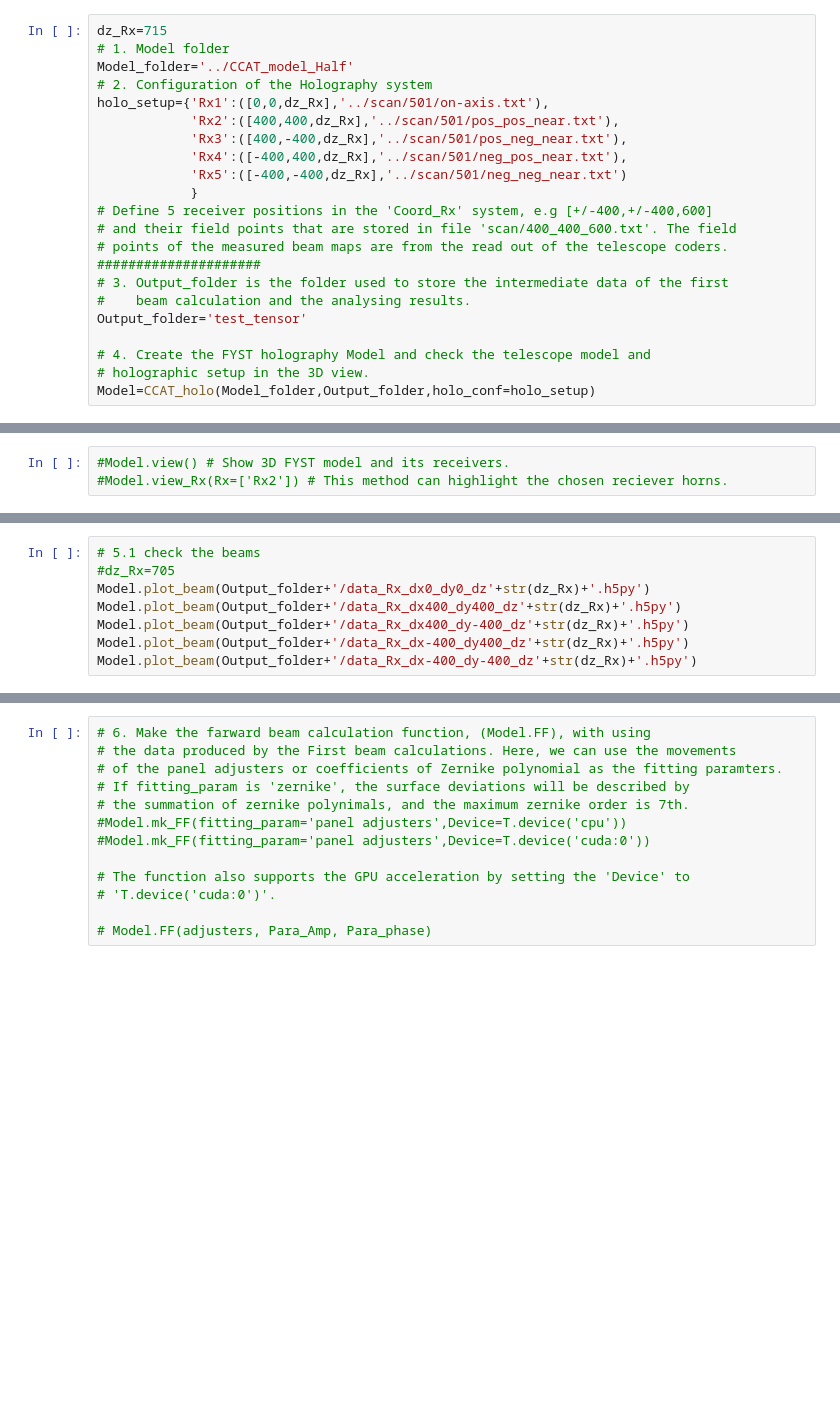
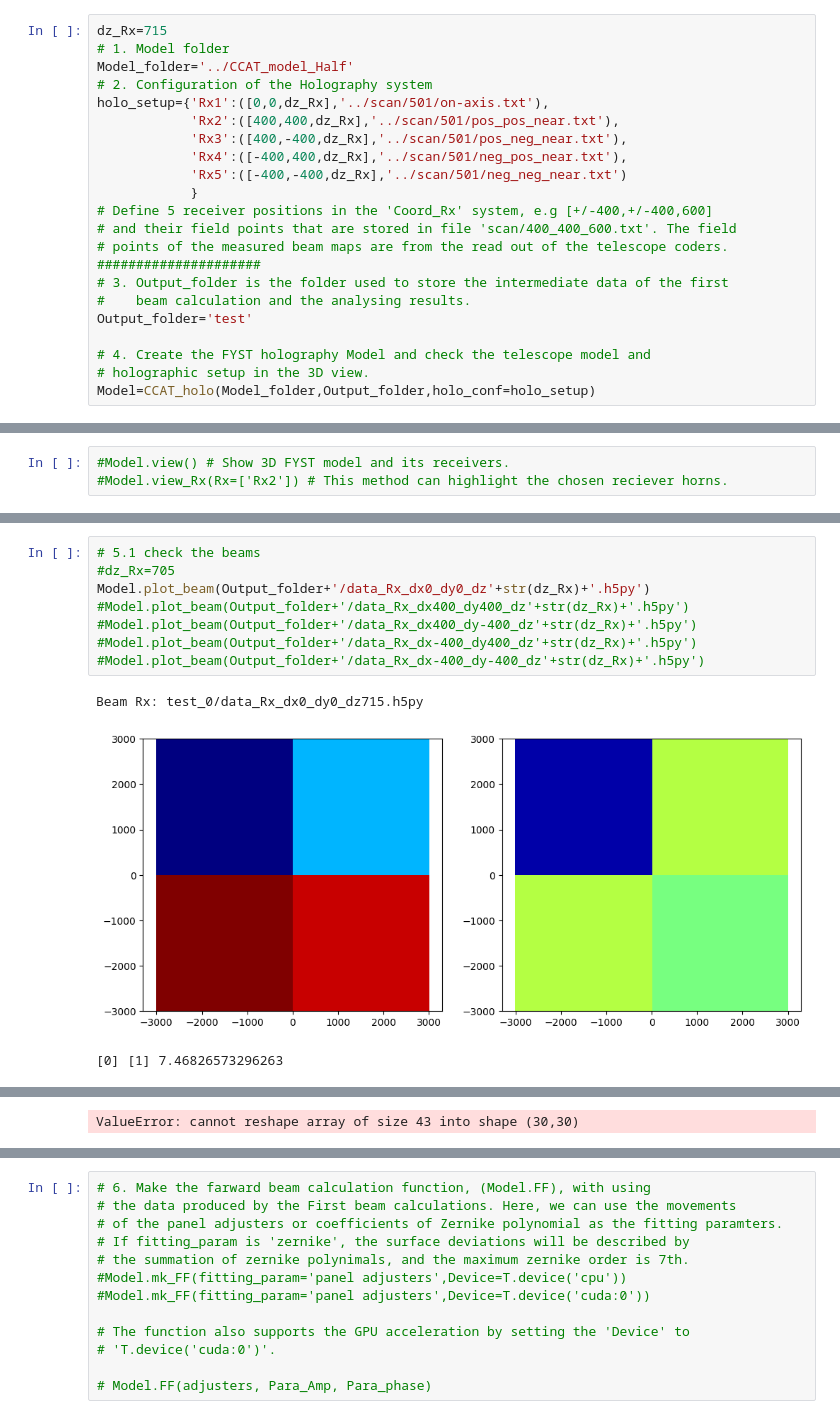
Before and after one commit to XiaodongRencologne/CCAT_holo_V1, a Jupyter notebook: examples_half/1_initialization_FYST_holo_test.ipynb, the cells around one changed output, grey strips where cells are left out. Cells and saved outputs as stored; diff of their text form; blank space fills up the shorter version.

```diff
--- a/examples_half/1_initialization_FYST_holo_test.ipynb
+++ b/examples_half/1_initialization_FYST_holo_test.ipynb
@@ -23,7 +23,7 @@ holo_setup={'Rx1':([0,0,dz_Rx],'../scan/501/on-axis.txt'),
 #####################
 # 3. Output_folder is the folder used to store the intermediate data of the first
 #    beam calculation and the analysing results.
-Output_folder='test_tensor'
+Output_folder='test'
 
 # 4. Create the FYST holography Model and check the telescope model and
 # holographic setup in the 3D view.
@@ -42,8 +46,12 @@ Model.First_Beam_cal(S2_init=np.zeros((5,39)),S1_init=np.zeros((5,34+9)),Matrix=
 # %%
 # 5.1 check the beams
 #dz_Rx=705
 Model.plot_beam(Output_folder+'/data_Rx_dx0_dy0_dz'+str(dz_Rx)+'.h5py')
-Model.plot_beam(Output_folder+'/data_Rx_dx400_dy400_dz'+str(dz_Rx)+'.h5py')
-Model.plot_beam(Output_folder+'/data_Rx_dx400_dy-400_dz'+str(dz_Rx)+'.h5py')
-Model.plot_beam(Output_folder+'/data_Rx_dx-400_dy400_dz'+str(dz_Rx)+'.h5py')
-Model.plot_beam(Output_folder+'/data_Rx_dx-400_dy-400_dz'+str(dz_Rx)+'.h5py')
+#Model.plot_beam(Output_folder+'/data_Rx_dx400_dy400_dz'+str(dz_Rx)+'.h5py')
+#Model.plot_beam(Output_folder+'/data_Rx_dx400_dy-400_dz'+str(dz_Rx)+'.h5py')
+#Model.plot_beam(Output_folder+'/data_Rx_dx-400_dy400_dz'+str(dz_Rx)+'.h5py')
+#Model.plot_beam(Output_folder+'/data_Rx_dx-400_dy-400_dz'+str(dz_Rx)+'.h5py')
+# %% [output]
+Beam Rx: test_0/data_Rx_dx0_dy0_dz715.h5py
+[figure, added]
+[0] [1] 7.46826573296263
@@ -49,0 +59 @@ Model.plot_beam(Output_folder+'/data_Rx_dx-400_dy-400_dz'+str(dz_Rx)+'.h5py')
+ValueError: cannot reshape array of size 43 into shape (30,30)
```
Also changed, not shown: parts of 3 cells of this notebook, 1 other file.
